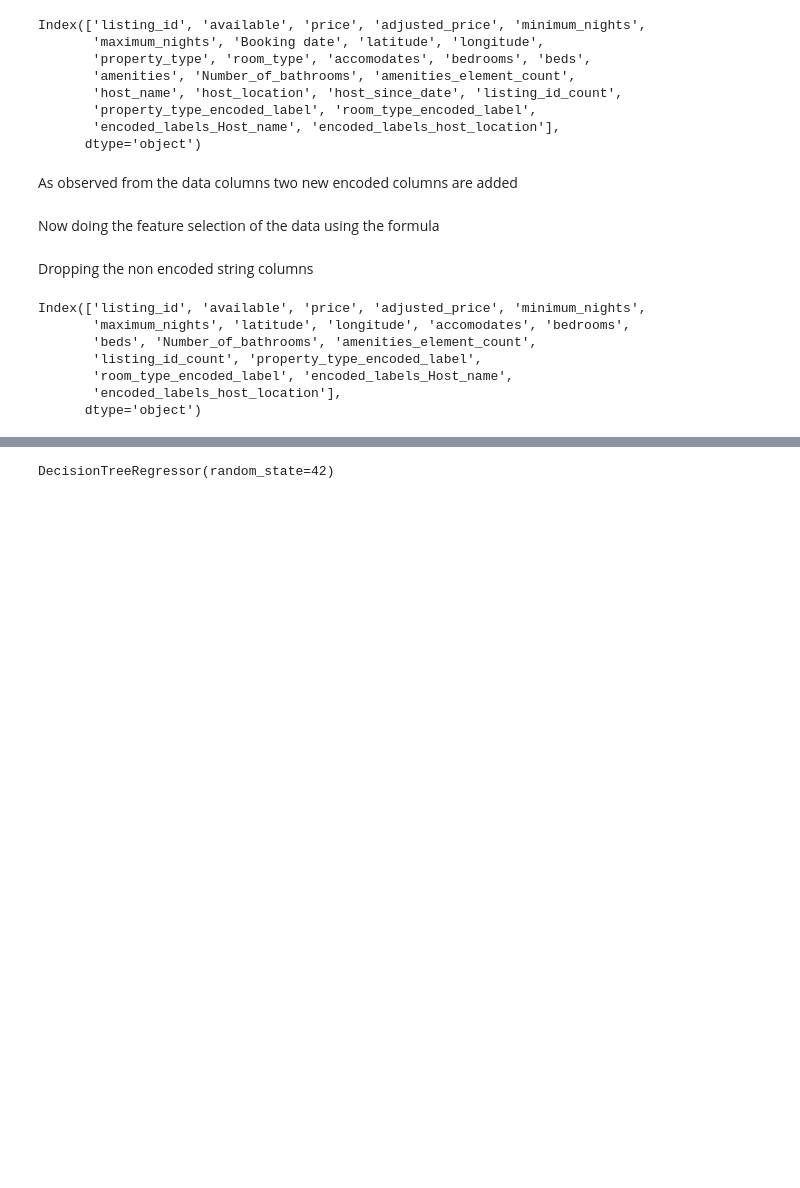
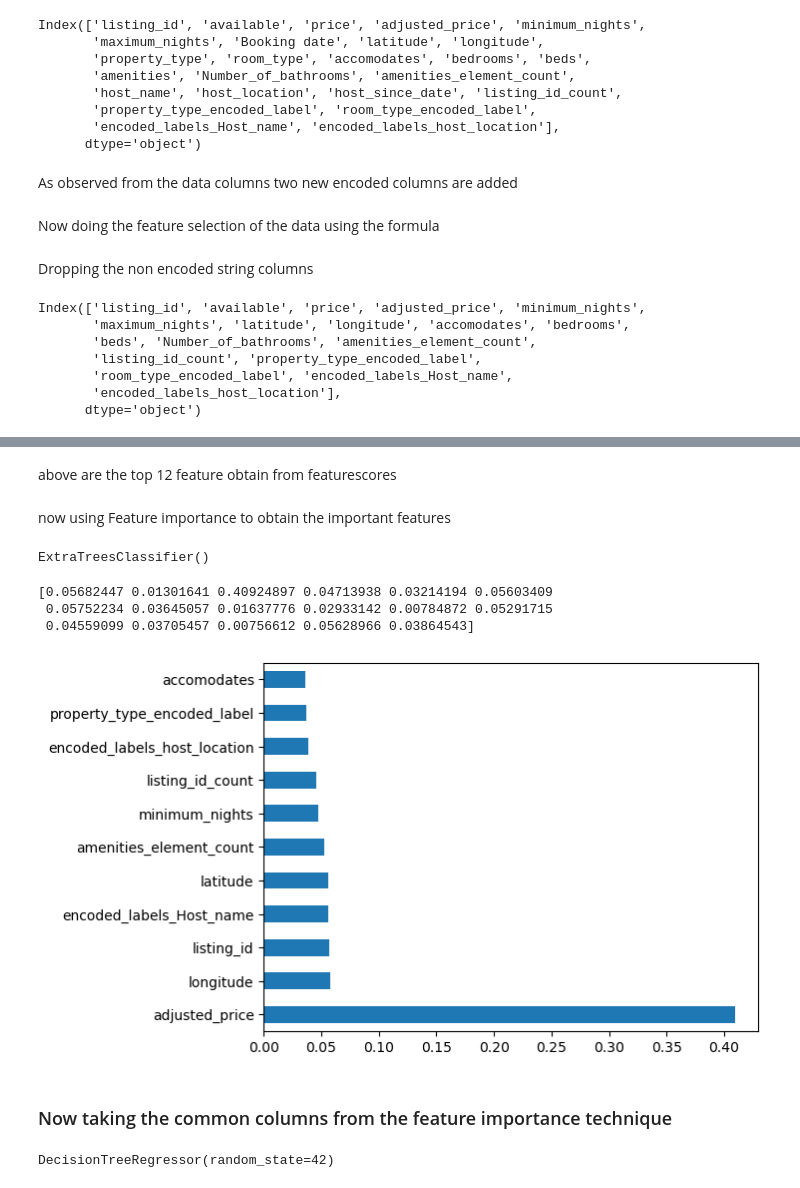
Before and after one commit to siroi97/HV_capstone_airbnb, a Jupyter notebook: Air_BNB_Python_file.ipynb, the cells around one changed output, grey strips where cells are left out. Saved outputs shown, nothing was run; the diff lists cells and outputs as text; code cells hidden in the pictures; blank space fills up the shorter version.

```diff
--- a/Air_BNB_Python_file.ipynb
+++ b/Air_BNB_Python_file.ipynb
@@ -1519,2 +1537,2 @@ plotting Heatmap
 # %%
-df=df.drop(df[['minimum_nights', 'maximum_nights']],axis=1)
+q=df.drop('price',axis=1)
@@ -1531,0 +1539,6 @@ Index(['available', 'price', 'accomodates', 'bedrooms', 'beds',
+# %%
+q['price']=z
+# %%
+X = q.iloc[:,0:17]
+
+y = q.iloc[:,-1]
@@ -1531,0 +1606,25 @@ Index(['available', 'price', 'accomodates', 'bedrooms', 'beds',
+# %% [markdown]
+above are the top 12 feature obtain from featurescores
+# %% [markdown]
+now using Feature importance to obtain the important features
+# %%
+from sklearn.ensemble import ExtraTreesClassifier
+import matplotlib.pyplot as plt
+model = ExtraTreesClassifier()
+model.fit(X,y)
+# %% [output]
+ExtraTreesClassifier()
+# %%
+print(model.feature_importances_)
+# %% [output]
+[0.05682447 0.01301641 0.40924897 0.04713938 0.03214194 0.05603409
+ 0.05752234 0.03645057 0.01637776 0.02933142 0.00784872 0.05291715
+ 0.04559099 0.03705457 0.00756612 0.05628966 0.03864543]
+# %%
+feat_importances = pd.Series(model.feature_importances_, index=X.columns)
+feat_importances.nlargest(11).plot(kind='barh')
+plt.show()
+# %% [output]
+[figure, added]
+# %% [markdown]
+### Now taking the common columns from the feature importance technique
```
Also changed, not shown: parts of 50 cells of this notebook.
